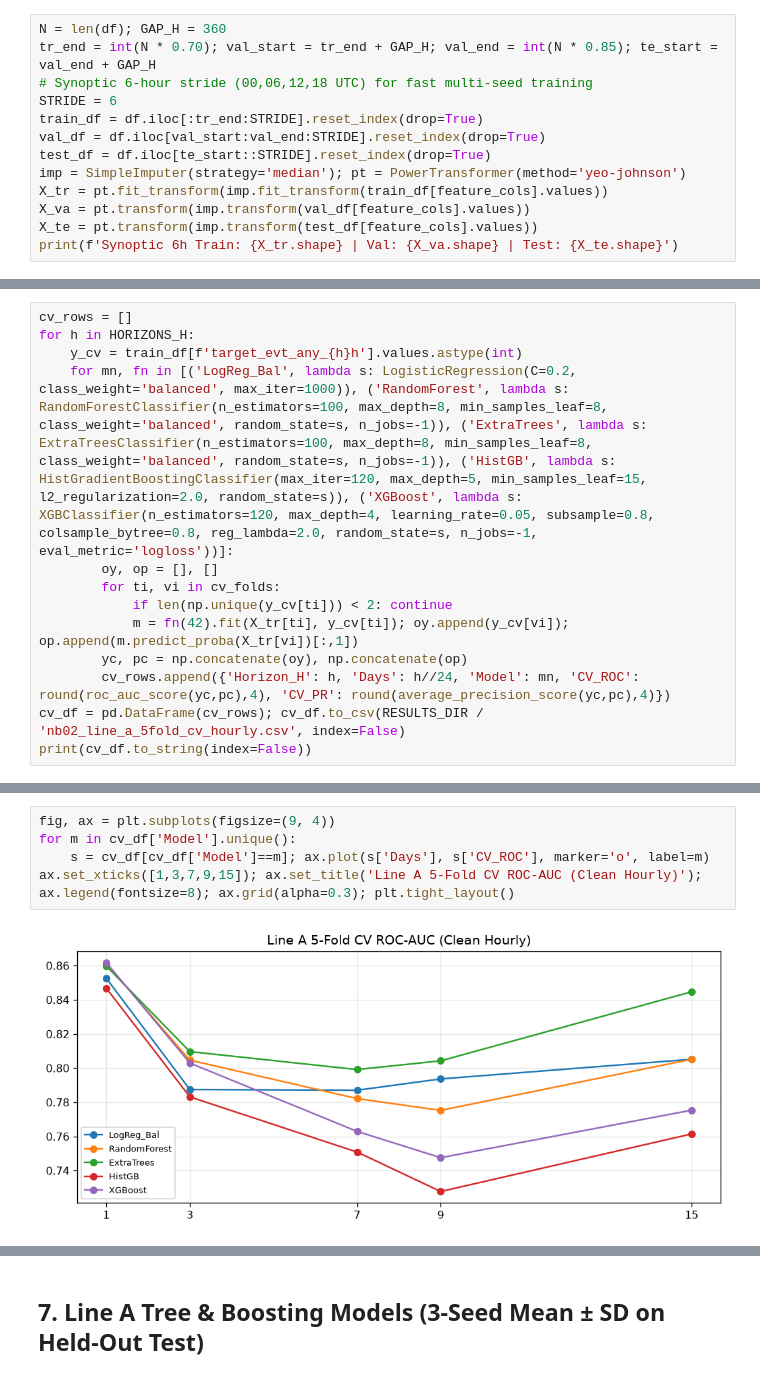
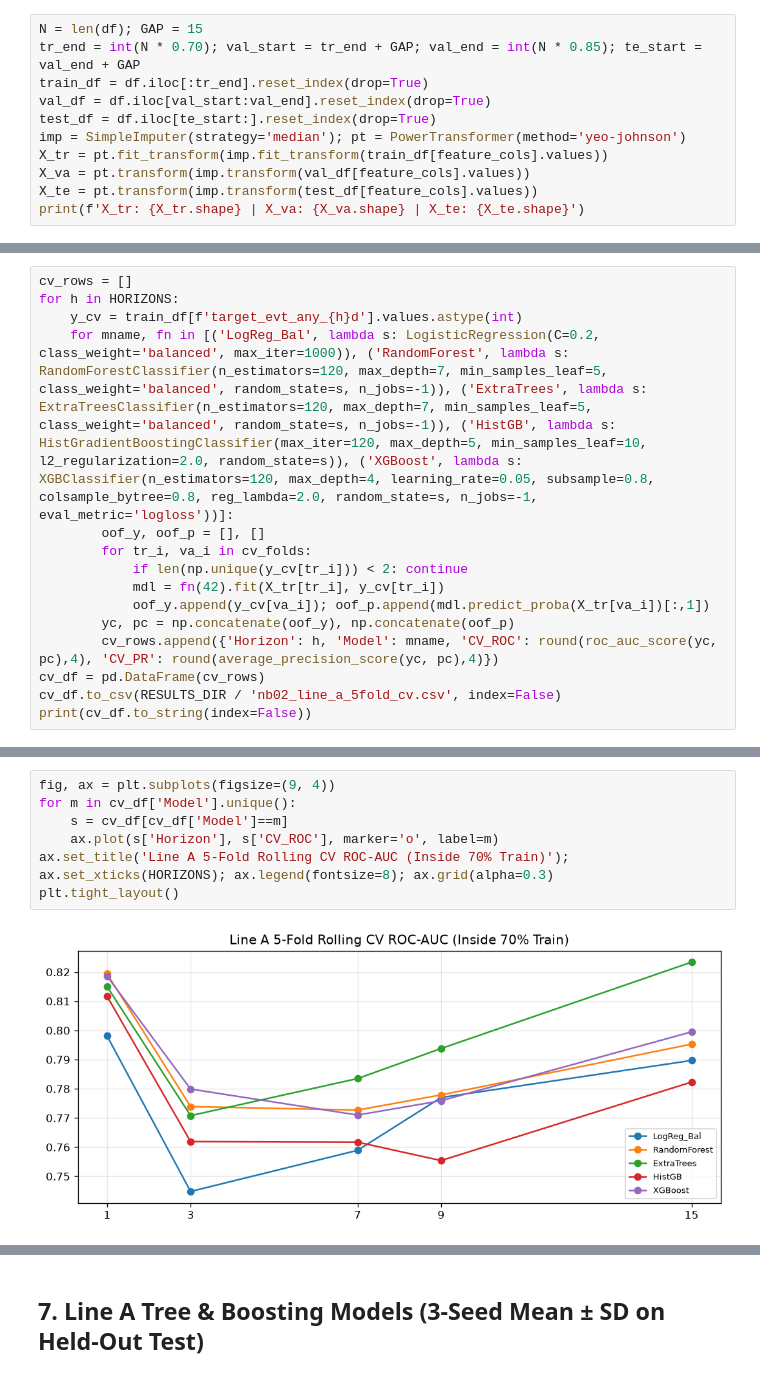
Before and after one commit to Abdelrahman1wael/sandstorm_forecasting, a Jupyter notebook: 04_Notebooks/02_line_a_tabular_and_meta_models_riyadh.ipynb, the cells around one changed output, grey strips where cells are left out. Saved outputs shown, nothing was run; the diff lists cells and outputs as text.

Commit message:
feat: add initial Jupyter notebooks for Riyadh sandstorm forecasting and data analysis

```diff
--- a/04_Notebooks/02_line_a_tabular_and_meta_models_riyadh.ipynb
+++ b/04_Notebooks/02_line_a_tabular_and_meta_models_riyadh.ipynb
@@ -21,14 +21,12 @@ Clean hourly rows: 86,928 | Features: 115
 # %%
-N = len(df); GAP_H = 360
-tr_end = int(N * 0.70); val_start = tr_end + GAP_H; val_end = int(N * 0.85); te_start = val_end + GAP_H
-# Synoptic 6-hour stride (00,06,12,18 UTC) for fast multi-seed training
-STRIDE = 6
-train_df = df.iloc[:tr_end:STRIDE].reset_index(drop=True)
-val_df = df.iloc[val_start:val_end:STRIDE].reset_index(drop=True)
-test_df = df.iloc[te_start::STRIDE].reset_index(drop=True)
+N = len(df); GAP = 15
+tr_end = int(N * 0.70); val_start = tr_end + GAP; val_end = int(N * 0.85); te_start = val_end + GAP
+train_df = df.iloc[:tr_end].reset_index(drop=True)
+val_df = df.iloc[val_start:val_end].reset_index(drop=True)
+test_df = df.iloc[te_start:].reset_index(drop=True)
 imp = SimpleImputer(strategy='median'); pt = PowerTransformer(method='yeo-johnson')
 X_tr = pt.fit_transform(imp.fit_transform(train_df[feature_cols].values))
 X_va = pt.transform(imp.transform(val_df[feature_cols].values))
 X_te = pt.transform(imp.transform(test_df[feature_cols].values))
-print(f'Synoptic 6h Train: {X_tr.shape} | Val: {X_va.shape} | Test: {X_te.shape}')
+print(f'X_tr: {X_tr.shape} | X_va: {X_va.shape} | X_te: {X_te.shape}')
 # %% [output]
@@ -57,14 +58,16 @@ print('5-Fold CV ready (60-step = 360h gap).')
 # %%
 cv_rows = []
-for h in HORIZONS_H:
-    y_cv = train_df[f'target_evt_any_{h}h'].values.astype(int)
-    for mn, fn in [('LogReg_Bal', lambda s: LogisticRegression(C=0.2, class_weight='balanced', max_iter=1000)), ('RandomForest', lambda s: RandomForestClassifier(n_estimators=100, max_depth=8, min_samples_leaf=8, class_weight='balanced', random_state=s, n_jobs=-1)), ('ExtraTrees', lambda s: ExtraTreesClassifier(n_estimators=100, max_depth=8, min_samples_leaf=8, class_weight='balanced', random_state=s, n_jobs=-1)), ('HistGB', lambda s: HistGradientBoostingClassifier(max_iter=120, max_depth=5, min_samples_leaf=15, l2_regularization=2.0, random_state=s)), ('XGBoost', lambda s: XGBClassifier(n_estimators=120, max_depth=4, learning_rate=0.05, subsample=0.8, colsample_bytree=0.8, reg_lambda=2.0, random_state=s, n_jobs=-1, eval_metric='logloss'))]:
-        oy, op = [], []
-        for ti, vi in cv_folds:
-            if len(np.unique(y_cv[ti])) < 2: continue
-            m = fn(42).fit(X_tr[ti], y_cv[ti]); oy.append(y_cv[vi]); op.append(m.predict_proba(X_tr[vi])[:,1])
-        yc, pc = np.concatenate(oy), np.concatenate(op)
-        cv_rows.append({'Horizon_H': h, 'Days': h//24, 'Model': mn, 'CV_ROC': round(roc_auc_score(yc,pc),4), 'CV_PR': round(average_precision_score(yc,pc),4)})
-cv_df = pd.DataFrame(cv_rows); cv_df.to_csv(RESULTS_DIR / 'nb02_line_a_5fold_cv_hourly.csv', index=False)
+for h in HORIZONS:
+    y_cv = train_df[f'target_evt_any_{h}d'].values.astype(int)
+    for mname, fn in [('LogReg_Bal', lambda s: LogisticRegression(C=0.2, class_weight='balanced', max_iter=1000)), ('RandomForest', lambda s: RandomForestClassifier(n_estimators=120, max_depth=7, min_samples_leaf=5, class_weight='balanced', random_state=s, n_jobs=-1)), ('ExtraTrees', lambda s: ExtraTreesClassifier(n_estimators=120, max_depth=7, min_samples_leaf=5, class_weight='balanced', random_state=s, n_jobs=-1)), ('HistGB', lambda s: HistGradientBoostingClassifier(max_iter=120, max_depth=5, min_samples_leaf=10, l2_regularization=2.0, random_state=s)), ('XGBoost', lambda s: XGBClassifier(n_estimators=120, max_depth=4, learning_rate=0.05, subsample=0.8, colsample_bytree=0.8, reg_lambda=2.0, random_state=s, n_jobs=-1, eval_metric='logloss'))]:
+        oof_y, oof_p = [], []
+        for tr_i, va_i in cv_folds:
+            if len(np.unique(y_cv[tr_i])) < 2: continue
+            mdl = fn(42).fit(X_tr[tr_i], y_cv[tr_i])
+            oof_y.append(y_cv[va_i]); oof_p.append(mdl.predict_proba(X_tr[va_i])[:,1])
+        yc, pc = np.concatenate(oof_y), np.concatenate(oof_p)
+        cv_rows.append({'Horizon': h, 'Model': mname, 'CV_ROC': round(roc_auc_score(yc, pc),4), 'CV_PR': round(average_precision_score(yc, pc),4)})
+cv_df = pd.DataFrame(cv_rows)
+cv_df.to_csv(RESULTS_DIR / 'nb02_line_a_5fold_cv.csv', index=False)
 print(cv_df.to_string(index=False))
 # %% [output]
@@ -90,8 +93,10 @@ print(cv_df.to_string(index=False))
 # %%
 fig, ax = plt.subplots(figsize=(9, 4))
 for m in cv_df['Model'].unique():
-    s = cv_df[cv_df['Model']==m]; ax.plot(s['Days'], s['CV_ROC'], marker='o', label=m)
-ax.set_xticks([1,3,7,9,15]); ax.set_title('Line A 5-Fold CV ROC-AUC (Clean Hourly)'); ax.legend(fontsize=8); ax.grid(alpha=0.3); plt.tight_layout()
+    s = cv_df[cv_df['Model']==m]
+    ax.plot(s['Horizon'], s['CV_ROC'], marker='o', label=m)
+ax.set_title('Line A 5-Fold Rolling CV ROC-AUC (Inside 70% Train)'); ax.set_xticks(HORIZONS); ax.legend(fontsize=8); ax.grid(alpha=0.3)
+plt.tight_layout()
 # %% [output]
-[figure, old version]
+[figure, new version]
 # %% [markdown]
```
Also changed, not shown: parts of 81 cells of this notebook, 3 other files.
